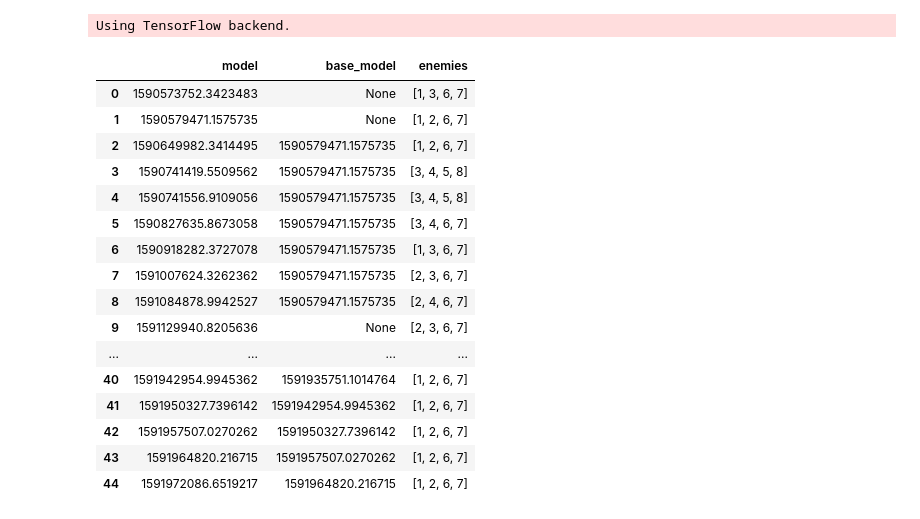
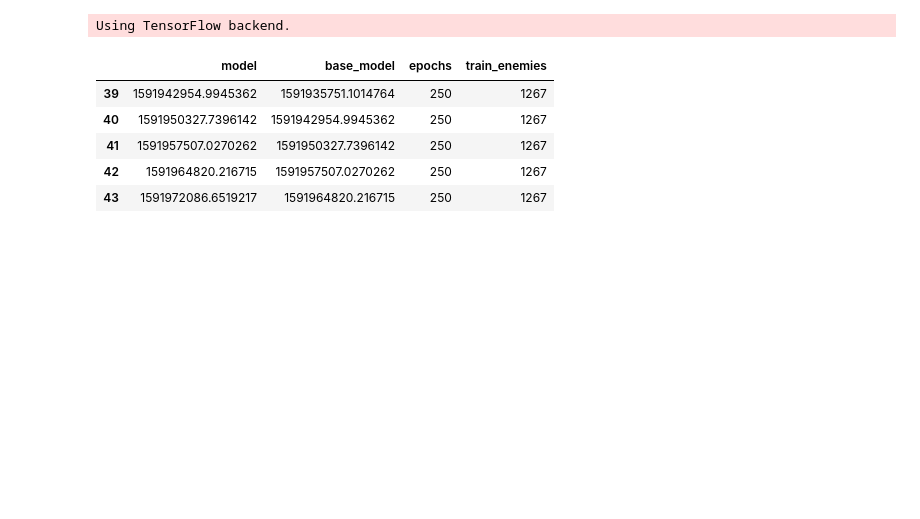
Before and after one commit to gabrielxzc/evoman-game-playing-competition-WCCI-2020, a Jupyter notebook: report_helper.ipynb, the cells around one changed output. Cells and saved outputs as stored; diff of their text form; code cells hidden in the pictures; blank space fills up the shorter version.

```diff
--- a/report_helper.ipynb
+++ b/report_helper.ipynb
@@ -32,43 +32,33 @@ pd.set_option('display.max_rows', 100)
 import json
 
 model_root = 'trained_models/reinforcement_learning'
-df_list = []
+results = []
 for model_name in os.listdir(model_root):
-    with open( os.path.join(model_root, model_name, 'config.json')) as f:
+    with open(os.path.join(model_root, model_name, 'config.json')) as f:
         data = json.load(f)
 
     base_model = data['starting_actor_critic']
     if base_model is not None:
         base_model = os.path.basename(base_model)
+    progress = pd.read_csv(os.path.join(model_root, model_name, 'progress.txt'), sep='\t')
 
-    enemies = data['enemies']
-    model_dict = {'model':model_name, 'base_model':base_model,
-    df_list.append({'model':model_name, 'base_model':base_model,
-                    'enemy_0':enemies[0]})
-#     if base_model is None:
-#         model_lists.append([model_name])
-#     else:
-#         for model_list in model_lists:
-#             has_this_base = model_list[-1] == base_model
-#             if has_this_base:
-#                 model_list.append(model_name)
+    r = pd.read_csv(os.path.join('reports', f'{model_name}.csv'))
+    results.append(
+        {'model':model_name,
+         'base_model':base_model,
+         'epochs':progress.Epoch.count(),
+         'train_enemies':''.join([str(e) for e in data['enemies']]),
+         'progress':progress,
+         'result':r
+        })
-# %%
-pd.DataFrame(df_list)
-# %% [output]
-|  | model | base_model | enemies |
-| 0 | 1590573752.3423483 | None | [1, 3, 6, 7] |
-| 1 | 1590579471.1575735 | None | [1, 2, 6, 7] |
-| 2 | 1590649982.3414495 | 1590579471.1575735 | [1, 2, 6, 7] |
-| 3 | 1590741419.5509562 | 1590579471.1575735 | [3, 4, 5, 8] |
-| 4 | 1590741556.9109056 | 1590579471.1575735 | [3, 4, 5, 8] |
-| 5 | 1590827635.8673058 | 1590579471.1575735 | [3, 4, 6, 7] |
-| 6 | 1590918282.3727078 | 1590579471.1575735 | [1, 3, 6, 7] |
-| 7 | 1591007624.3262362 | 1590579471.1575735 | [2, 3, 6, 7] |
-| 8 | 1591084878.9942527 | 1590579471.1575735 | [2, 4, 6, 7] |
-| 9 | 1591129940.8205636 | None | [2, 3, 6, 7] |
-| ... | ... | ... | ... |
-| 40 | 1591942954.9945362 | 1591935751.1014764 | [1, 2, 6, 7] |
-| 41 | 1591950327.7396142 | 1591942954.9945362 | [1, 2, 6, 7] |
-| 42 | 1591957507.0270262 | 1591950327.7396142 | [1, 2, 6, 7] |
-| 43 | 1591964820.216715 | 1591957507.0270262 | [1, 2, 6, 7] |
-| 44 | 1591972086.6519217 | 1591964820.216715 | [1, 2, 6, 7] |
+# %%
+df = pd.DataFrame([(l['model'], l['base_model'], l['epochs'], l['train_enemies']) for l in results],
+                  columns=['model', 'base_model', 'epochs', 'train_enemies'])
+df.tail()
+# %% [output]
+|  | model | base_model | epochs | train_enemies |
+| 39 | 1591942954.9945362 | 1591935751.1014764 | 250 | 1267 |
+| 40 | 1591950327.7396142 | 1591942954.9945362 | 250 | 1267 |
+| 41 | 1591957507.0270262 | 1591950327.7396142 | 250 | 1267 |
+| 42 | 1591964820.216715 | 1591957507.0270262 | 250 | 1267 |
+| 43 | 1591972086.6519217 | 1591964820.216715 | 250 | 1267 |
```
Also changed, not shown: parts of 4 cells of this notebook, 18 other files.
